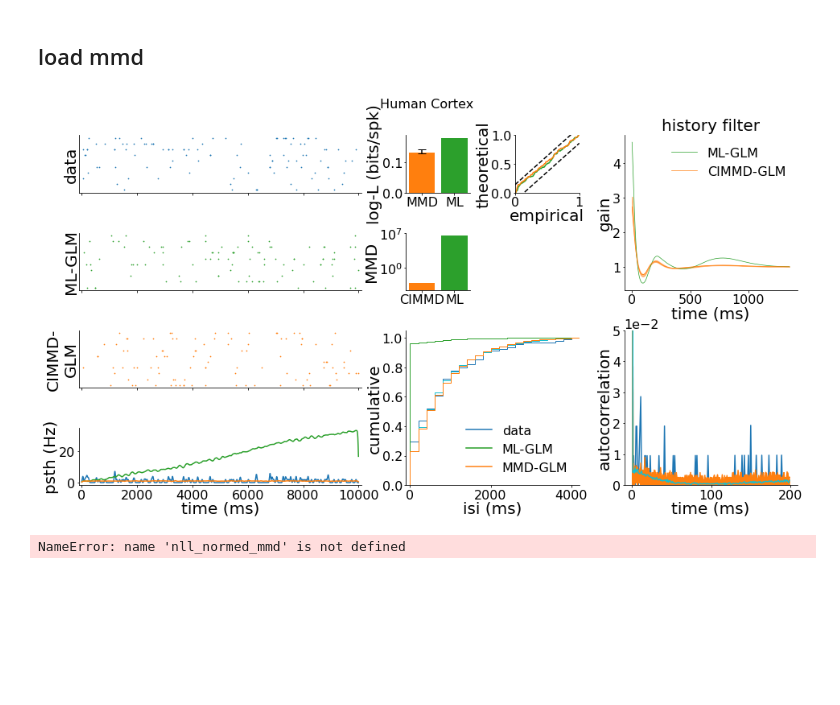
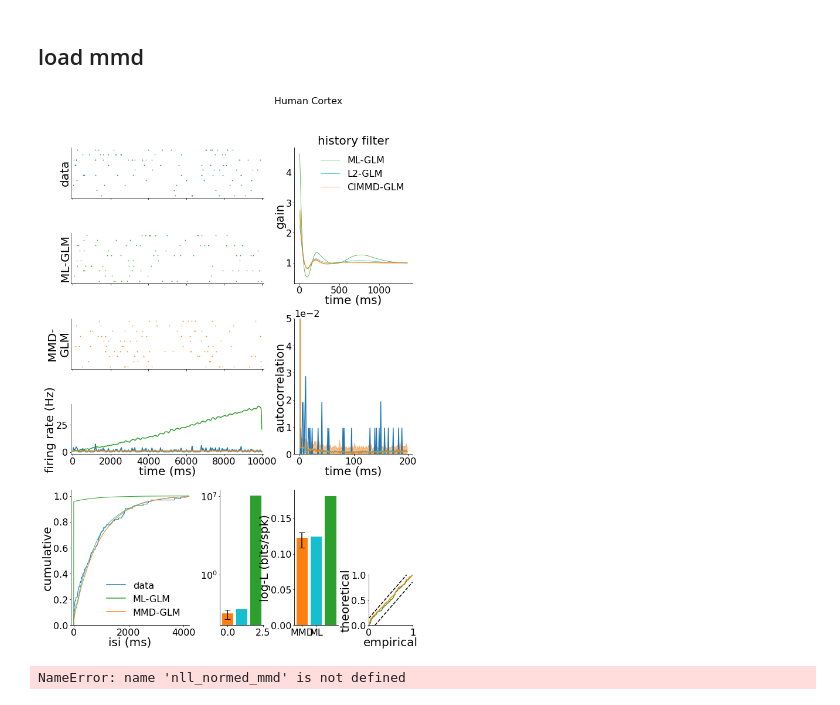
Before and after one commit to diegoarri91/mmd-glm, a Jupyter notebook: experiments/figure3/human_ctx_cimmd.ipynb, the cells around one changed output. Drawn from its saved outputs; the diff is of its cells as text; code cells hidden in the pictures; blank space fills up the shorter version.

```diff
--- a/experiments/figure3/human_ctx_cimmd.ipynb
+++ b/experiments/figure3/human_ctx_cimmd.ipynb
@@ -593,7 +832,8 @@ autocov_ml_stable = np.mean(auto_covariance(mask_spikes_fr_ml_stable, method='ff
 ## load mmd
 # %%
 path = '/home/diego/storage/generative-glm/experiments/figure3/human_ctx/'
-pk_files = [f for f in os.listdir(path) if f[-3:] == '.pk' and 'lammmd5000.0' in f]
+# pk_files = [f for f in os.listdir(path) if f[-3:] == '.pk' and 'lammmd5000.0' in f]
+pk_files = list(df[(df.num_epochs == 600) & (df.lam_mmd == 4000)].file_name)
 
 u0, eta_vals, eta_coefs, nll_train, mmd_mmd, autocov_mmd = [], [], [], [], [], []
 for pkf in pk_files[:20]:
@@ -653,13 +893,13 @@ mmdglm = TorchGLM(u0=u0_mean, eta=eta_mmd)
 
 _, r_fr_mmd, mask_spikes_fr_mmd = mmdglm.sample(t, shape=(2400,))
 st_fr_mmd = SpikeTrain(t, mask_spikes_fr_mmd)
-isi_fr_mmd = st_fr_mmd.isi_distribution()
-fr_mmd = np.sum(mask_spikes_fr_mmd, 0) / (t[-1] + dt) * 1000
-# fr_sd_mmd = np.std(fr_mmd) / np.sqrt(len(fr_mmd))
-# fr_mmd = np.mean(fr_mmd)
-z_mmd, ks_mmd = time_rescale_transform(dt, st_train.mask, r_dc_mmd)
-values, bins_ks = np.histogram(np.concatenate(z_mmd), bins=bins_ks)
-z_cum_mmd = np.append(0., np.cumsum(values) / np.sum(values))
+# isi_fr_mmd = st_fr_mmd.isi_distribution()
+# fr_mmd = np.sum(mask_spikes_fr_mmd, 0) / (t[-1] + dt) * 1000
+# # fr_sd_mmd = np.std(fr_mmd) / np.sqrt(len(fr_mmd))
+# # fr_mmd = np.mean(fr_mmd)
+# z_mmd, ks_mmd = time_rescale_transform(dt, st_train.mask, r_dc_mmd)
+# values, bins_ks = np.histogram(np.concatenate(z_mmd), bins=bins_ks)
+# z_cum_mmd = np.append(0., np.cumsum(values) / np.sum(values))
 
-psth_mmd = np.mean(st_fr_mmd.convolve(conv_ker), 1) * 1000
+# psth_mmd = np.mean(st_fr_mmd.convolve(conv_ker), 1) * 1000
 # %%
@@ -703,23 +912,26 @@ mmd_ml = (torch.sum((torch.mean(phi_d_ml.detach(), 1) - torch.mean(phi_fr_ml.det
 # fig, (ax00, ax01, ax02, ax10, ax11, ax20, ax30, ax31, ax40) = plot_layout2()
 
 # fig.suptitle('Monkey-PMv', fontsize=16, y=0.92)
-fig, (axd, axll, axmmds, axpp, axeta, axml, axmmd, axisi, axac, axpsth) = plot_layout3(8)
+# fig, (axd, axll, axmmds, axpp, axeta, axml, axmmd, axisi, axac, axpsth) = plot_layout3(8)
+fig, (axd, axeta, axml, axmmd, axac, axpsth, axisi, axmmds, axll, axpp) = plot_layout(15)
 fig.subplots_adjust(hspace=0.7, wspace=0.7)
 fig.suptitle('Human Cortex', fontsize=16, y=0.96)
 
-axll.bar(0, ll_normed_train_mmd_m, color=palette['mmd'], label='CIMMD-GLM', yerr=np.array([ll_normed_train_mmd_0, ll_normed_train_mmd_f]).reshape(2, 1))
-axll.bar(1, -nll_normed_train_ml[-1], color=palette['ml'], label='ML-GLM')
+axll.bar(0, ll_normed_train_mmd_m, color=palette['mmd'], label='MMD-GLM', yerr=np.array([ll_normed_train_mmd_0, ll_normed_train_mmd_f]).reshape(2, 1))
+axll.bar(1, -nll_normed_train_l2[-1], color=palette['l2'], label='L2-GLM')
+axll.bar(2, -nll_normed_train_ml[-1], color=palette['ml'], label='ML-GLM')
 axll.set_ylabel('log-L (bits/spk)')
 axll.set_xticks([0, 1])
 axll.set_xticklabels(['MMD', 'ML'])
 
-axmmds.bar(0, mmd_mmd, color=palette['mmd'], label='CIMMD-GLM')
-axmmds.bar(1, mmd_ml, color=palette['ml'], label='ML-GLM')
+axmmds.bar(0, mmd_mmd_m, color=palette['mmd'], label='MMD-GLM', yerr=np.array([mmd_mmd_0, mmd_mmd_f]).reshape(2, 1))
+axmmds.bar(1, mmd_l2, color=palette['l2'], label='L2-GLM')
+axmmds.bar(2, mmd_ml, color=palette['ml'], label='ML-GLM')
 # axll.set_ylabel('log-likelihood (bits/spk)')
-axmmds.set_ylabel('MMD')
-axmmds.set_xticks([0, 1])
-axmmds.set_xticklabels(['CIMMD', 'ML'])
-axmmds.ticklabel_format(axis="y", style="sci", scilimits=(0,0))
+# axmmds.set_ylabel('MMD')
+# axmmds.set_xticks([0, 1])
+# axmmds.set_xticklabels(['MMD', 'ML'])
+# axmmds.ticklabel_format(axis="y", style="sci", scilimits=(0,0))
 axmmds.set_yscale('log')
 axmmds.set_yticks([1e0, 1e7])
 
@@ -734,12 +946,13 @@ axpp.set_xlim(0, 1); axpp.set_ylim(0, 1)
 # axpp.text(0.5, 0.1, 'p=' + str(np.round(ks_mmd[1], 2)), color=palette['mmd'], transform=axpp.transAxes)
 
 lw = 0.7
-glm.eta.plot(t=t_ker, ax=axeta, exp_values=True, label='ML-GLM', color=palette['ml'], lw=lw)
+glm_ml.eta.plot(t=t_ker, ax=axeta, exp_values=True, label='ML-GLM', color=palette['ml'], lw=lw)
+glm_l2.eta.plot(t=t_ker, ax=axeta, exp_values=True, label='L2-GLM', color=palette['l2'], lw=lw)
 # mmdglm.eta.plot(t=t_ker, ax=axeta, exp_values=True, label='CIMMD-GLM', color=palette['mmd'])
 axeta.plot(t_ker, np.exp(eta_valsm), label='CIMMD-GLM', color=palette['mmd'], lw=lw)
 axeta.fill_between(t_ker, np.exp(eta_vals0), np.exp(eta_valsf), alpha=0.5, color=palette['mmd'])
 myplt.set_labels(axeta, xlabel='time (ms)', ylabel='gain', title='history filter')
-# axeta.text(0.5, 0.5, 'b=' + str(np.round(glm.u0, 2)), color=palette['ml'], transform=axeta.transAxes, fontsize=tick_labelsize)
+# axeta.text(0.5, 0.5, 'b=' + str(np.round(glm_ml.u0, 2)), color=palette['ml'], transform=axeta.transAxes, fontsize=tick_labelsize)
 # axeta.text(0.5, 0.4, 'b=' + str(np.round(mmdglm.u0, 2)), color=palette['mmd'], transform=axeta.transAxes, fontsize=tick_labelsize)
 axeta.legend(frameon=False)
 # ax02.set_ylim(-0.4, 0.2)
@@ -761,49 +974,45 @@ axisi.plot([0], [0], color=palette['mmd'], label='MMD-GLM')
 # axisi.plot([0], [0], color=palette['chen'], label='Chen2019')
 axisi.legend(loc='lower right', frameon=False)
 axisi.hist(isi_train, density=True, cumulative=True, alpha=1, color=palette['d'], histtype='step', lw=lw, label='data', bins=bins)
 axisi.hist(isi_fr_ml, density=True, cumulative=True, alpha=1, color=palette['ml'], histtype='step', lw=lw, label='ML-GLM', bins=bins)
 axisi.hist(isi_fr_ml_stable, density=True, cumulative=True, alpha=1, color='C9', histtype='step', lw=lw, label='ML-GLM', bins=bins)
-axisi.hist(isi_fr_mmd, density=True, cumulative=True, alpha=1, color=palette['mmd'], histtype='step', lw=lw, label='CIMMD-GLM', bins=bins)
+axisi.hist(isi_fr_mmd, density=True, cumulative=True, alpha=1, color=palette['mmd'], histtype='step', lw=lw, label='MMD-GLM', bins=bins)
 # axisi.hist(isi_inh, density=True, alpha=1, cumulative=True, color=palette['chen'], histtype='step', lw=lw, label='Chen2019', bins=bins)
 axisi.set_ylabel('cumulative')
 axisi.set_xlabel('isi (ms)')
 # axisi.set_ylabel('pdf(isi)')
 # axisi.set_xlabel('time (ms)')
 axisi.ticklabel_format(axis="y", style="sci", scilimits=(0,0))
 axisi.set_xlim(-100, 4200)
 
 st_fr_mmd.sweeps(np.arange(10)).plot(ax=axmmd, ms=0.7, color=palette['mmd'])
 axmmd.tick_params(axis='both', labelbottom=False, labelleft=False)
 axmmd.set_yticks([])
-axmmd.set_ylabel('CIMMD-\nGLM')
+axmmd.set_ylabel('MMD-\nGLM')
 
 argf = 200
 axac.plot(autocov_train[:argf] / autocov_train[0], color=palette['d'], label='data')
 axac.plot(autocov_ml[:argf] / autocov_ml[0], color=palette['ml'], label='ML-GLM')
-axac.plot(autocov_mmd[:argf] / autocov_mmd[0], color=palette['mmd'], label='CIMMD-GLM')
-axac.plot(autocov_ml_stable[:argf] / autocov_ml_stable[0], color='C9', label='CIMMD-GLM')
+axac.plot(autocov_l2[:argf_autocor] / autocov_l2[0], alpha=alpha, color=palette['l2'], label='L2')
+# axac.plot(autocov_mmd[:argf] / autocov_mmd[0], color=palette['mmd'], label='MMD-GLM')
+axac.plot(autocov_mmdm[:argf_autocor], label='MMD-GLM', color=palette['mmd'])
+axac.fill_between(np.arange(0, argf, 1), autocov_mmd0[:argf_autocor], autocov_mmdf[:argf_autocor], alpha=0.5, color=palette['mmd'])
+# axac.plot(autocov_ml_stable[:argf] / autocov_ml_stable[0], color='C9', label='MMD-GLM')
 axac.set_ylim(0, 5e-2)
 myplt.set_labels(axac, xlabel='time (ms)', ylabel='autocorrelation')
 axac.ticklabel_format(axis="y", style="sci", scilimits=(0,0))
 
 alpha = 1
 axpsth.plot(t, psth_d, alpha=alpha, color=palette['d'])
 axpsth.plot(t, psth_ml, alpha=alpha, color=palette['ml'])
+axpsth.plot(t, psth_l2, alpha=alpha, color=palette['l2'])
 axpsth.plot(t, psth_mmd, alpha=alpha, color=palette['mmd'])
-myplt.set_labels(axpsth, xlabel='time (ms)', ylabel='psth (Hz)')
-# ax40.plot(t, np.mean(r_dc_mmd, 1), alpha=alpha, color=palette['d'], label='dc')
-# axpsth.plot(t, np.mean(r_fr_mmd, 1), alpha=alpha, color=palette['mmd'], label='fr')
-# ax40.plot(t, np.mean(r_train_dc_ml, 1), '--', alpha=alpha, color=palette['d'], label='dc')
-# axpsth.plot(t, np.mean(r_fr_ml_plot, 1), alpha=alpha, color=palette['ml'], label='fr')
-# axpsth.set_ylim(0.8, 1e1)
-# ax40.plot(t, np.mean(r_dc_mmd, 1), color=palette['d'], label='dc')
-# ax40.plot(t_long, np.mean(r_fr_mmd_long, 1), color=palette['mmd'], label='fr')
-# ax40.legend()
-# myplt.set_labels(axpsth, xlabel='time (ms)', ylabel='CI (Hz)')
+myplt.set_labels(axpsth, xlabel='time (ms)', ylabel='firing rate (Hz)')
 
-# fig.savefig('/home/diego/Dropbox/generative_glm/figures/fig3b42.pdf', transparent=True)
+# fig.savefig('/home/diego/Dropbox/generative_glm/figures/fig3b.pdf', transparent=True)
+# fig.savefig('/home/diego/Dropbox/generative_glm/figures/fig3b.svg', transparent=True, bbox_inches='tight')
 # %% [output]
-[figure, old version]
+[figure, new version]
 # %%
 # dic = dict(iterations_mmd=iterations_mmd, mmd=metrics_mmd['mmd'], nll_normed_mmd=nll_normed_mmd, nll_normed_ml=nll_normed_ml,
 #            t_ker=t_ker, u0_ml=glm.u0, u0_coefs_ml=glm.eta.coefs, u0_mmd=mmdglm.u0, u0_coefs_mmd=mmdglm.eta.coefs,
```
Also changed, not shown: parts of 39 cells of this notebook, 17 other files.
